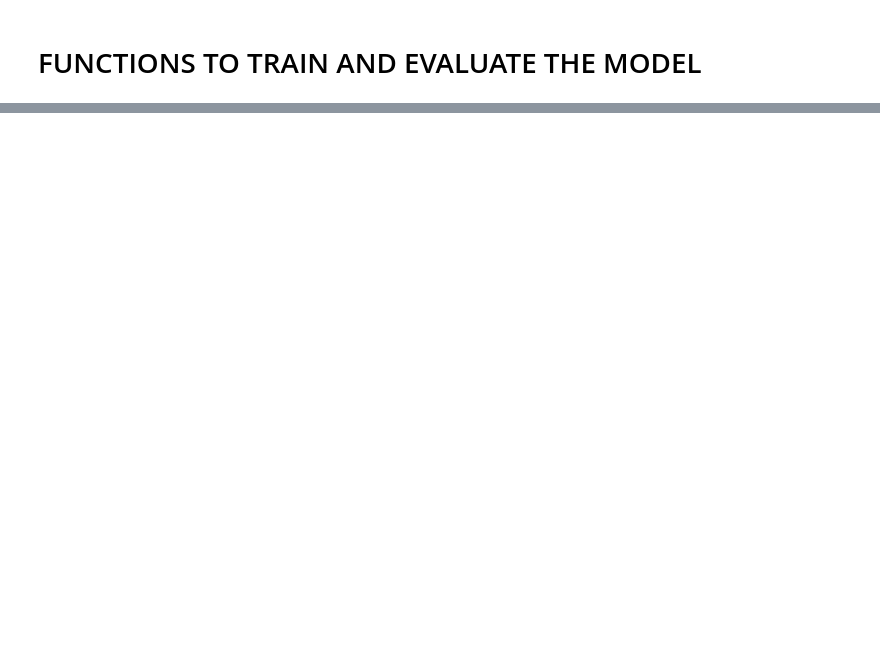
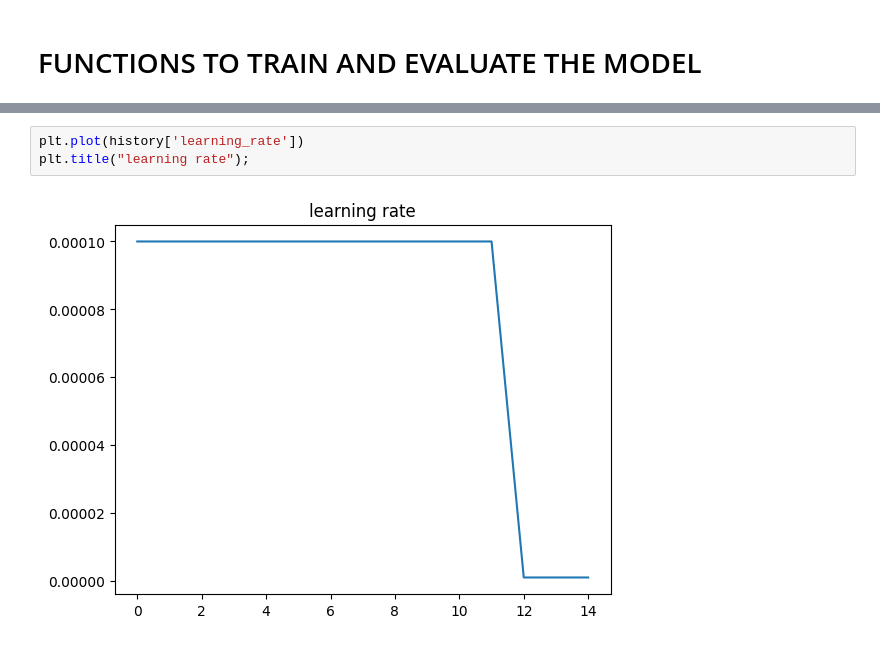
Before and after one commit to shoabahamed/kaggle_notebooks, a Jupyter notebook: binary-classification-in-pytorch.ipynb, the cells around one changed output, grey strips where cells are left out. Cells and saved outputs as stored; diff of their text form; blank space fills up the shorter version.

```diff
--- a/binary-classification-in-pytorch.ipynb
+++ b/binary-classification-in-pytorch.ipynb
@@ -561,3 +516,8 @@ plot_learning_curves(history, [['train_loss', 'valid_loss'],['train_accuracy', '
+# %%
+plt.plot(history['learning_rate'])
+plt.title("learning rate");
+# %% [output]
+[figure, added]
 # %%
 labels, preds = model_predict(valid_dataloader)
 
```
Also changed, not shown: parts of 48 cells of this notebook.
